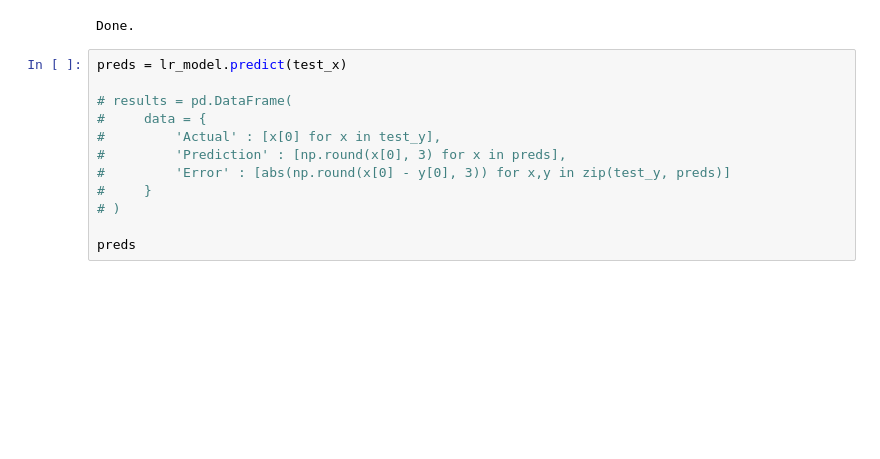
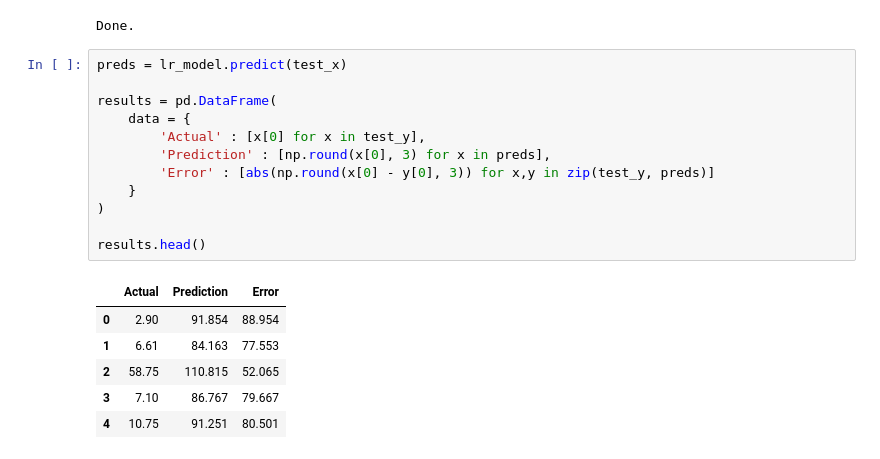
Before and after one commit to krahul2024/machine-learning, a Jupyter notebook: Tutorials/Basics.ipynb, the cells around one changed output. Saved outputs shown, nothing was run; the diff lists cells and outputs as text; blank space fills up the shorter version.

```diff
--- a/Tutorials/Basics.ipynb
+++ b/Tutorials/Basics.ipynb
@@ -160,12 +160,19 @@ Done.
 # %%
 preds = lr_model.predict(test_x)
 
-# results = pd.DataFrame(
-#     data = {
-#         'Actual' : [x[0] for x in test_y],
-#         'Prediction' : [np.round(x[0], 3) for x in preds],
-#         'Error' : [abs(np.round(x[0] - y[0], 3)) for x,y in zip(test_y, preds)]
-#     }
-# )
+results = pd.DataFrame(
+    data = {
+        'Actual' : [x[0] for x in test_y],
+        'Prediction' : [np.round(x[0], 3) for x in preds],
+        'Error' : [abs(np.round(x[0] - y[0], 3)) for x,y in zip(test_y, preds)]
+    }
+)
 
-preds
+results.head()
+# %% [output]
+|  | Actual | Prediction | Error |
+| 0 | 2.90 | 91.854 | 88.954 |
+| 1 | 6.61 | 84.163 | 77.553 |
+| 2 | 58.75 | 110.815 | 52.065 |
+| 3 | 7.10 | 86.767 | 79.667 |
+| 4 | 10.75 | 91.251 | 80.501 |
```
Also changed, not shown: parts of 3 cells of this notebook.
